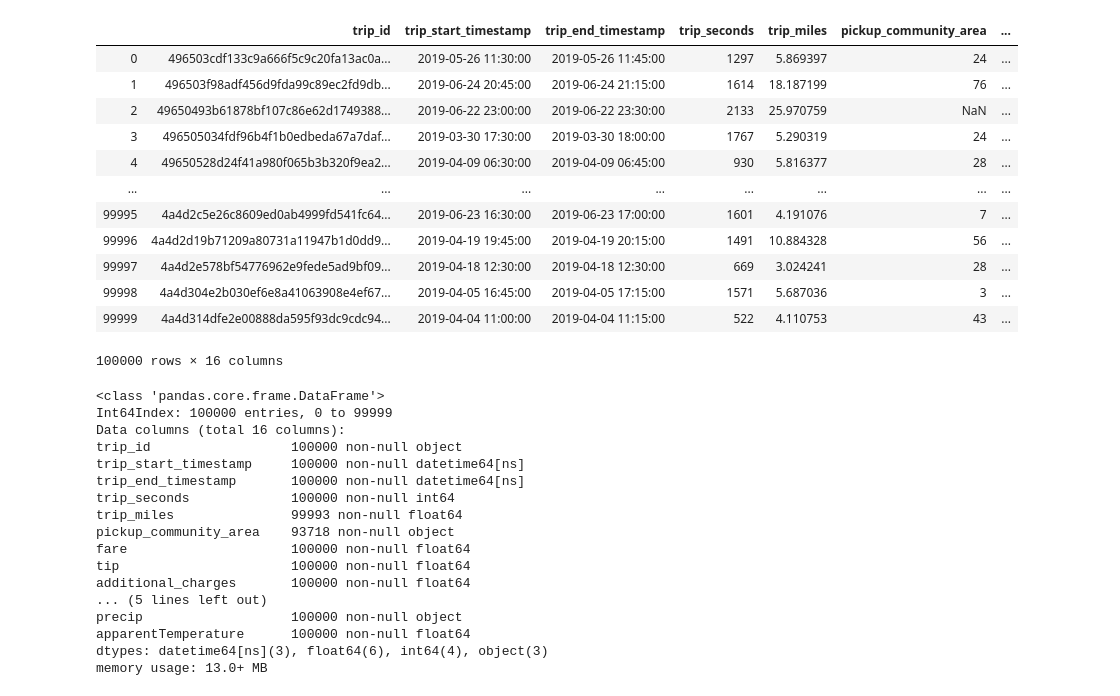
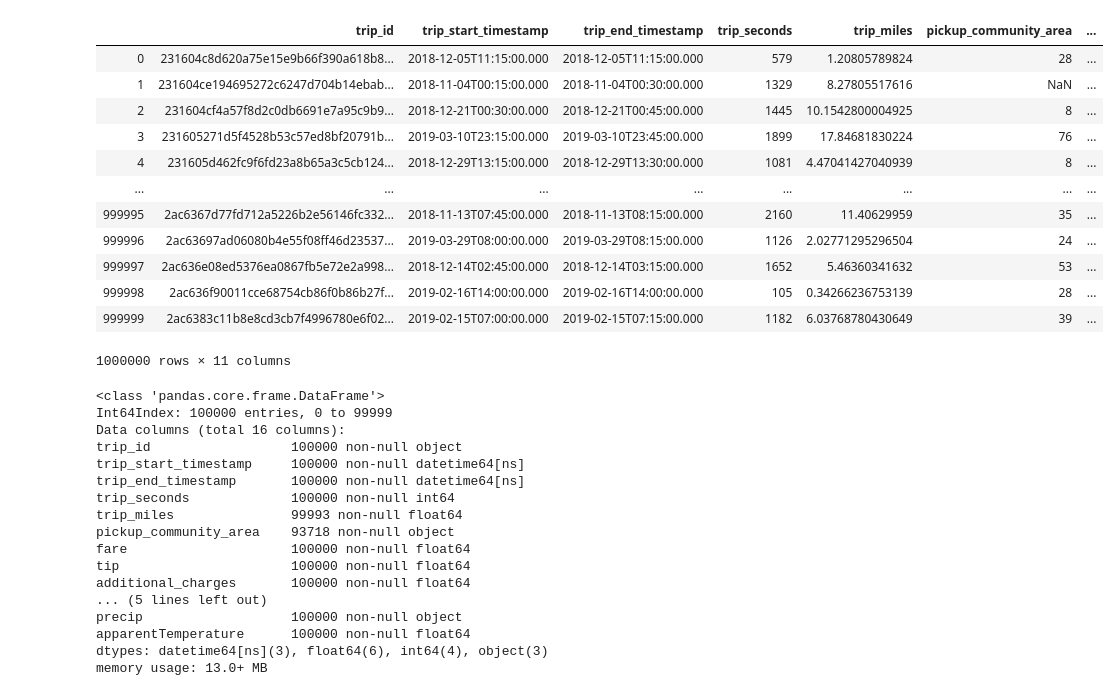
Before and after one commit to muoyo/chicago-ridesharing, a Jupyter notebook: notebooks/rideshare_EDA.ipynb, the cells around one changed output. Saved outputs shown, nothing was run; the diff lists cells and outputs as text; code cells hidden in the pictures.

```diff
--- a/notebooks/rideshare_EDA.ipynb
+++ b/notebooks/rideshare_EDA.ipynb
@@ -47,24 +47,10 @@ def get_random_samples(client, num_samples=200, sample_size=1000, verbose=False)
 
     return results
 # %%
-%run ../python_files/utils
-%run ../python_files/data_cleaning
+# %run ../python_files/utils
+# %run ../python_files/data_cleaning
 
-df = get_trip_records(100000)
-df = clean_data(df)
-df
+# df = get_trip_records(100000)
+# df = clean_data(df)
+# df
-# %% [output]
-|  | trip_id | trip_start_timestamp | trip_end_timestamp | trip_seconds | trip_miles | pickup_community_area | ... |
-| 0 | 496503cdf133c9a666f5c9c20fa13ac0a... | 2019-05-26 11:30:00 | 2019-05-26 11:45:00 | 1297 | 5.869397 | 24 | ... |
-| 1 | 496503f98adf456d9fda99c89ec2fd9db... | 2019-06-24 20:45:00 | 2019-06-24 21:15:00 | 1614 | 18.187199 | 76 | ... |
-| 2 | 49650493b61878bf107c86e62d1749388... | 2019-06-22 23:00:00 | 2019-06-22 23:30:00 | 2133 | 25.970759 | NaN | ... |
-| 3 | 496505034fdf96b4f1b0edbeda67a7daf... | 2019-03-30 17:30:00 | 2019-03-30 18:00:00 | 1767 | 5.290319 | 24 | ... |
-| 4 | 49650528d24f41a980f065b3b320f9ea2... | 2019-04-09 06:30:00 | 2019-04-09 06:45:00 | 930 | 5.816377 | 28 | ... |
-| ... | ... | ... | ... | ... | ... | ... | ... |
-| 99995 | 4a4d2c5e26c8609ed0ab4999fd541fc64... | 2019-06-23 16:30:00 | 2019-06-23 17:00:00 | 1601 | 4.191076 | 7 | ... |
-| 99996 | 4a4d2d19b71209a80731a11947b1d0dd9... | 2019-04-19 19:45:00 | 2019-04-19 20:15:00 | 1491 | 10.884328 | 56 | ... |
-| 99997 | 4a4d2e578bf54776962e9fede5ad9bf09... | 2019-04-18 12:30:00 | 2019-04-18 12:30:00 | 669 | 3.024241 | 28 | ... |
-| 99998 | 4a4d304e2b030ef6e8a41063908e4ef67... | 2019-04-05 16:45:00 | 2019-04-05 17:15:00 | 1571 | 5.687036 | 3 | ... |
-| 99999 | 4a4d314dfe2e00888da595f93dc9cdc94... | 2019-04-04 11:00:00 | 2019-04-04 11:15:00 | 522 | 4.110753 | 43 | ... |
-100000 rows × 16 columns
 # %%
@@ -76,9 +62,30 @@ samples_df
 # %%
+client = Socrata('data.cityofchicago.org',
+             'Tk6RhuGAFvF9P4ehsysybj3IW',
+             username="mokome@gmail.com",
+             password="Ch1cago!!")
+
+client.timeout = 10000
+
 results = client.get("m6dm-c72p", limit=1000000, select='trip_id, trip_start_timestamp, trip_end_timestamp, trip_seconds, trip_miles, pickup_community_area, dropoff_community_area, fare, tip, additional_charges, trip_total' )
 
 # Convert to pandas DataFrame
 results_df = pd.DataFrame.from_records(results)
 results_df
+# %% [output]
+|  | trip_id | trip_start_timestamp | trip_end_timestamp | trip_seconds | trip_miles | pickup_community_area | ... |
+| 0 | 231604c8d620a75e15e9b66f390a618b8... | 2018-12-05T11:15:00.000 | 2018-12-05T11:15:00.000 | 579 | 1.20805789824 | 28 | ... |
+| 1 | 231604ce194695272c6247d704b14ebab... | 2018-11-04T00:15:00.000 | 2018-11-04T00:30:00.000 | 1329 | 8.27805517616 | NaN | ... |
+| 2 | 231604cf4a57f8d2c0db6691e7a95c9b9... | 2018-12-21T00:30:00.000 | 2018-12-21T00:45:00.000 | 1445 | 10.1542800004925 | 8 | ... |
+| 3 | 231605271d5f4528b53c57ed8bf20791b... | 2019-03-10T23:15:00.000 | 2019-03-10T23:45:00.000 | 1899 | 17.84681830224 | 76 | ... |
+| 4 | 231605d462fc9f6fd23a8b65a3c5cb124... | 2018-12-29T13:15:00.000 | 2018-12-29T13:30:00.000 | 1081 | 4.47041427040939 | 8 | ... |
+| ... | ... | ... | ... | ... | ... | ... | ... |
+| 999995 | 2ac6367d77fd712a5226b2e56146fc332... | 2018-11-13T07:45:00.000 | 2018-11-13T08:15:00.000 | 2160 | 11.40629959 | 35 | ... |
+| 999996 | 2ac63697ad06080b4e55f08ff46d23537... | 2019-03-29T08:00:00.000 | 2019-03-29T08:15:00.000 | 1126 | 2.02771295296504 | 24 | ... |
+| 999997 | 2ac636e08ed5376ea0867fb5e72e2a998... | 2018-12-14T02:45:00.000 | 2018-12-14T03:15:00.000 | 1652 | 5.46360341632 | 53 | ... |
+| 999998 | 2ac636f90011cce68754cb86f0b86b27f... | 2019-02-16T14:00:00.000 | 2019-02-16T14:00:00.000 | 105 | 0.34266236753139 | 28 | ... |
+| 999999 | 2ac6383c11b8e8cd3cb7f4996780e6f02... | 2019-02-15T07:00:00.000 | 2019-02-15T07:15:00.000 | 1182 | 6.03768780430649 | 39 | ... |
+1000000 rows × 11 columns
 # %%
 columns_to_use = ['trip_id', 'trip_start_timestamp', 'trip_end_timestamp', 'trip_seconds',
        'trip_miles', 'pickup_community_area', 'fare', 'tip',
```
Also changed, not shown: parts of 6 cells of this notebook.
